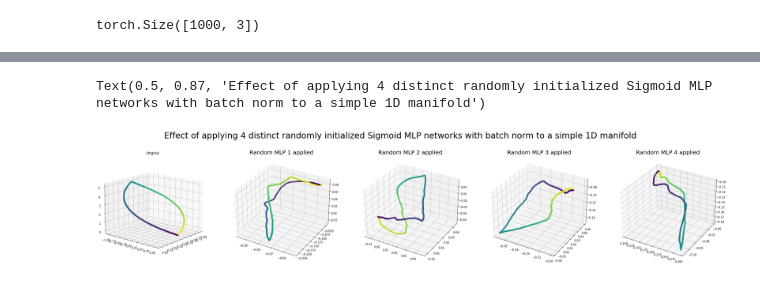
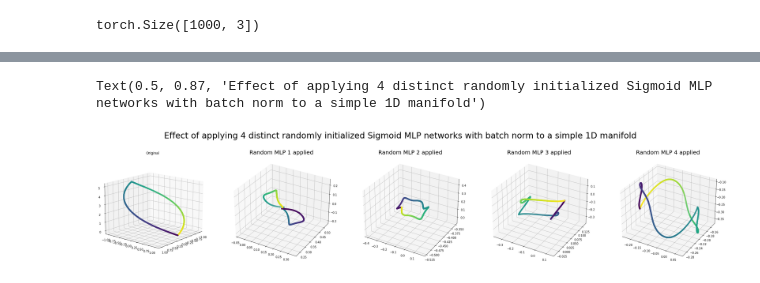
Before and after one commit to anugrahchemparathy/ContrastiveLearning, a Jupyter notebook: run/toy_experiments/randomized_manifold_manipulation.ipynb, the cells around one changed output, grey strips where cells are left out. Cells and saved outputs as stored; diff of their text form; code cells hidden in the pictures.

Commit message:
bug fix and adding deeper/wider random networks

```diff
--- a/run/toy_experiments/randomized_manifold_manipulation.ipynb
+++ b/run/toy_experiments/randomized_manifold_manipulation.ipynb
@@ -44,11 +44,11 @@ class MLP(nn.Module):
         layers = [nn.Linear(input_size, hidden_size)]
 
         for i in range(num_layers - 2):
-            if useBatchNorm: layers.append(nn.BatchNorm1d(encoder_hidden))
+            if useBatchNorm: layers.append(nn.BatchNorm1d(hidden_size))
             layers.append(self.activation)
             layers.append(nn.Linear(hidden_size, hidden_size))
 
-        if useBatchNorm: layers.append(nn.BatchNorm1d(encoder_hidden))
+        if useBatchNorm: layers.append(nn.BatchNorm1d(hidden_size))
         layers.append(self.activation)
         layers.append(nn.Linear(hidden_size, output_size))
 
@@ -62,7 +62,33 @@ print(inputs.shape)
 # %% [output]
 torch.Size([1000, 3])
 # %%
-def run_model(inputs, useBatchNorm = False, activation = nn.ReLU(inplace = True)):
-    model = MLP()
+def run_model(inputs, useBatchNorm = False, activation = nn.ReLU(inplace = True), num_layers = 4, hidden_size = 64):
+    model = MLP(useBatchNorm=useBatchNorm, activation=activation)
     outputs = model(inputs)
     return outputs.detach().numpy()
+# %%
+fig = plt.figure()
+fig.set_size_inches(40, 10.5)
+
+
+
+ax = fig.add_subplot(151, projection='3d')
+ax.scatter(xs = circle[0], ys = circle[1], zs = circle[2], c = colors)
+ax.set_title('Original')
+ax.view_init(15, 40)
+
+for i in range(2,6):
+    ax = fig.add_subplot(150 + i, projection='3d')
+    plot_outputs = run_model(inputs, useBatchNorm=True, num_layers = 10 * (i - 1), hidden_size = 512, activation = nn.Sigmoid()) # ReLU
+
+#     plot_outputs = run_model(inputs, useBatchNorm=False) # ReLU
+#     plot_outputs = run_model(inputs, useBatchNorm=False, activation = nn.Sigmoid())
+#     plot_outputs = run_model(inputs, useBatchNorm=True)
+#     plot_outputs = run_model(inputs, useBatchNorm=True, activation = nn.Sigmoid())
+
+    ax.scatter(xs = plot_outputs[:,0], ys = plot_outputs[:,1], zs = plot_outputs[:,2], c = colors)
+    ax.set_title(f'{10 * (i - 1)} hidden layers applied', fontsize = 20)
+
+fig.suptitle('Effect of applying 4 distinct randomly initialized ReLU MLP networks with batch norm to a simple 1D manifold', fontsize=30, y = 0.87)
+
+# fig.savefig('random_MLP_transform.png', dpi=100, bbox_inches='tight')
@@ -69,27 +98,29 @@ def run_model(inputs, useBatchNorm = False, activation = nn.ReLU(inplace = True)
 # %%
 fig = plt.figure()
 fig.set_size_inches(40, 10.5)
 
 
 
 ax = fig.add_subplot(151, projection='3d')
 ax.scatter(xs = circle[0], ys = circle[1], zs = circle[2], c = colors)
 ax.set_title('Original')
 ax.view_init(15, 40)
 
 for i in range(2,6):
     ax = fig.add_subplot(150 + i, projection='3d')
+    plot_outputs = run_model(inputs, useBatchNorm=False, num_layers = 10 * (i - 1)) # ReLU
+
 #     plot_outputs = run_model(inputs, useBatchNorm=False) # ReLU
 #     plot_outputs = run_model(inputs, useBatchNorm=False, activation = nn.Sigmoid())
 #     plot_outputs = run_model(inputs, useBatchNorm=True)
     plot_outputs = run_model(inputs, useBatchNorm=True, activation = nn.Sigmoid())
 
     ax.scatter(xs = plot_outputs[:,0], ys = plot_outputs[:,1], zs = plot_outputs[:,2], c = colors)
     ax.set_title(f'Random MLP {i-1} applied', fontsize = 20)
 
 fig.suptitle('Effect of applying 4 distinct randomly initialized Sigmoid MLP networks with batch norm to a simple 1D manifold', fontsize=30, y = 0.87)
 
 # fig.savefig('random_MLP_transform.png', dpi=100, bbox_inches='tight')
 # %% [output]
 Text(0.5, 0.87, 'Effect of applying 4 distinct randomly initialized Sigmoid MLP networks with batch norm to a simple 1D manifold')
-[figure, old version]
+[figure, new version]
```
Also changed, not shown: parts of 1 cell of this notebook.
